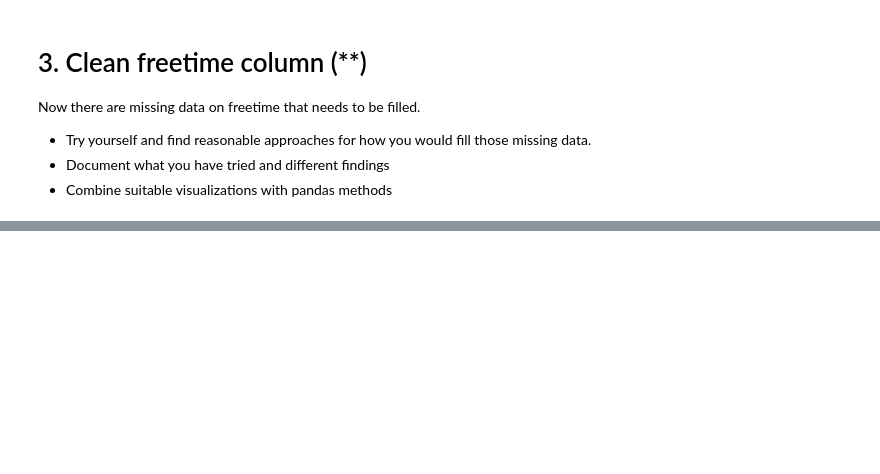
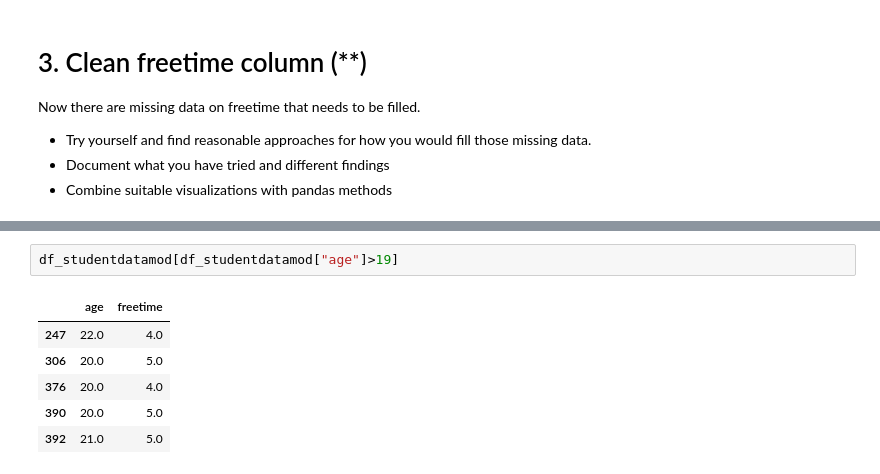
Before and after one commit to jwiegert/databehandling-joachim-wiegert, a Jupyter notebook: exercises/ex01_missingdata.ipynb, the cells around one changed output, grey strips where cells are left out. Cells and saved outputs as stored; diff of their text form; blank space fills up the shorter version.

```diff
--- a/exercises/ex01_missingdata.ipynb
+++ b/exercises/ex01_missingdata.ipynb
@@ -288,0 +348,9 @@ df_studentdata[df_studentdata['freetime'].isna() == True]['freetime'].size
+# %%
+df_studentdatamod[df_studentdatamod["age"]>19]
+# %% [output]
+|  | age | freetime |
+| 247 | 22.0 | 4.0 |
+| 306 | 20.0 | 5.0 |
+| 376 | 20.0 | 4.0 |
+| 390 | 20.0 | 5.0 |
+| 392 | 21.0 | 5.0 |
```
Also changed, not shown: parts of 8 cells of this notebook, 2 other files.
